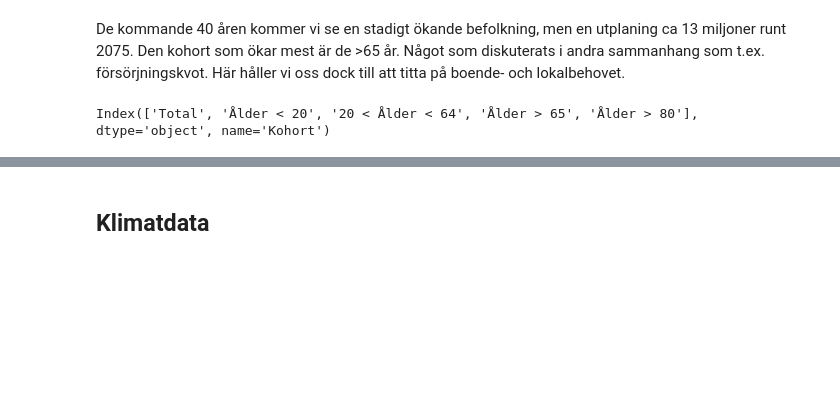
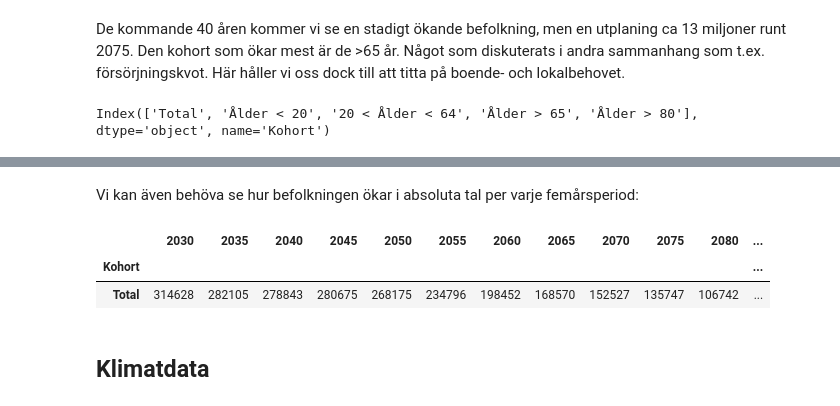
Before and after one commit to handmadethings/climate-impact-real-estate-se, a Jupyter notebook: climate-impact-re-se.ipynb, the cells around one changed output, grey strips where cells are left out. Saved outputs shown, nothing was run; the diff lists cells and outputs as text; code cells hidden in the pictures; blank space fills up the shorter version.

Commit message:
La till befolkningsökning i absoluta tal

```diff
--- a/climate-impact-re-se.ipynb
+++ b/climate-impact-re-se.ipynb
@@ -63,6 +63,15 @@ df_population_projection_total
 |  | 2025 | 2030 | 2035 | 2040 | 2045 | 2050 | 2055 | 2060 | 2065 | 2070 | 2075 | ... |
 | Kohort |  |  |  |  |  |  |  |  |  |  |  | ... |
 | Total | 10705814 | 11020442 | 11302547 | 11581390 | 11862065 | 12130240 | 12365036 | 12563488 | 12732058 | 12884585 | 13020332 | ... |
+# %% [markdown]
+Vi kan även behöva se hur befolkningen ökar i absoluta tal per varje femårsperiod:
+# %%
+df_population_total_increase = df_population_projection_total.diff(1, 1).drop(['2025', ], axis=1)
+df_population_total_increase
+# %% [output]
+|  | 2030 | 2035 | 2040 | 2045 | 2050 | 2055 | 2060 | 2065 | 2070 | 2075 | 2080 | ... |
+| Kohort |  |  |  |  |  |  |  |  |  |  |  | ... |
+| Total | 314628 | 282105 | 278843 | 280675 | 268175 | 234796 | 198452 | 168570 | 152527 | 135747 | 106742 | ... |
 # %% [markdown]
 ## Klimatdata
 # %% [markdown]
```
Also changed, not shown: parts of 1 cell of this notebook.
